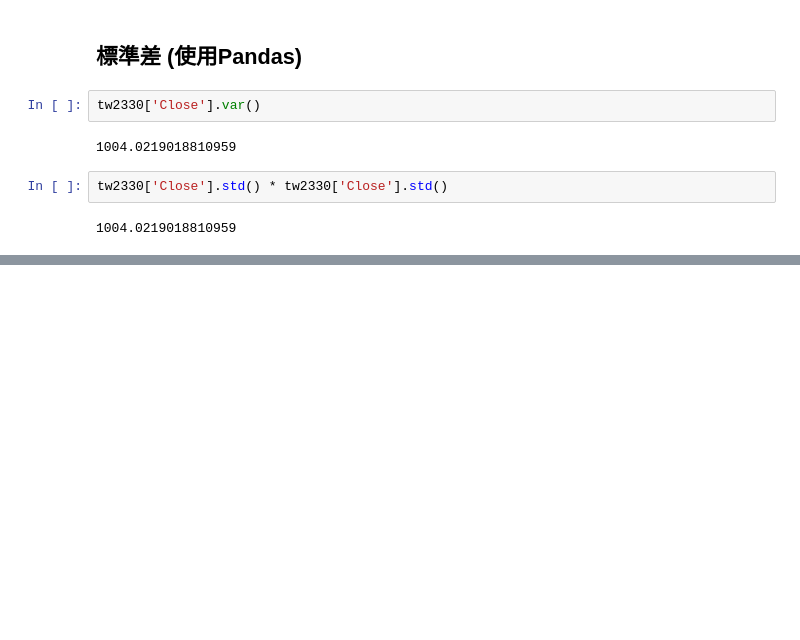
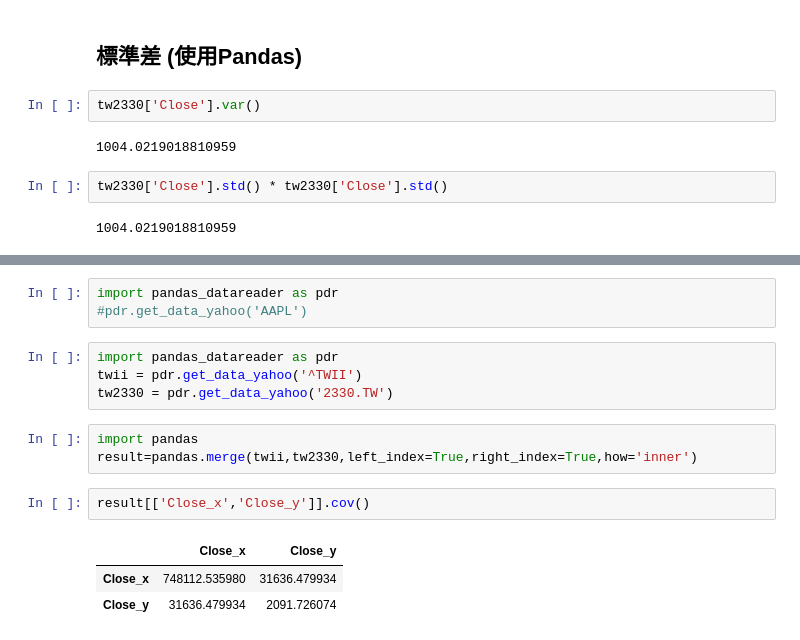
Before and after one commit to ywchiu/pyfintech, a Jupyter notebook: Demo20171019.ipynb, the cells around one changed output, grey strips where cells are left out. Saved outputs shown, nothing was run; the diff lists cells and outputs as text; blank space fills up the shorter version.

```diff
--- a/Demo20171019.ipynb
+++ b/Demo20171019.ipynb
@@ -165,0 +213,16 @@ tw2330['Close'].std() * tw2330['Close'].std()
+# %%
+import pandas_datareader as pdr
+#pdr.get_data_yahoo('AAPL')
+# %%
+import pandas_datareader as pdr
+twii = pdr.get_data_yahoo('^TWII')
+tw2330 = pdr.get_data_yahoo('2330.TW')
+# %%
+import pandas
+result=pandas.merge(twii,tw2330,left_index=True,right_index=True,how='inner')
+# %%
+result[['Close_x','Close_y']].cov()
+# %% [output]
+|  | Close_x | Close_y |
+| Close_x | 748112.535980 | 31636.479934 |
+| Close_y | 31636.479934 | 2091.726074 |
```
Also changed, not shown: parts of 22 cells of this notebook.
